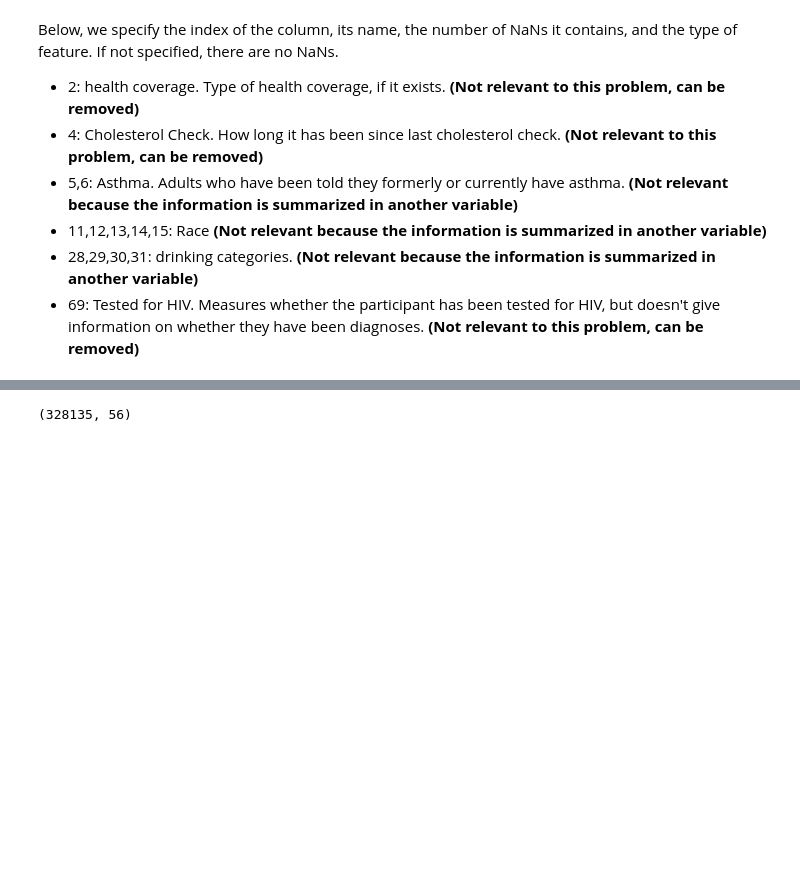
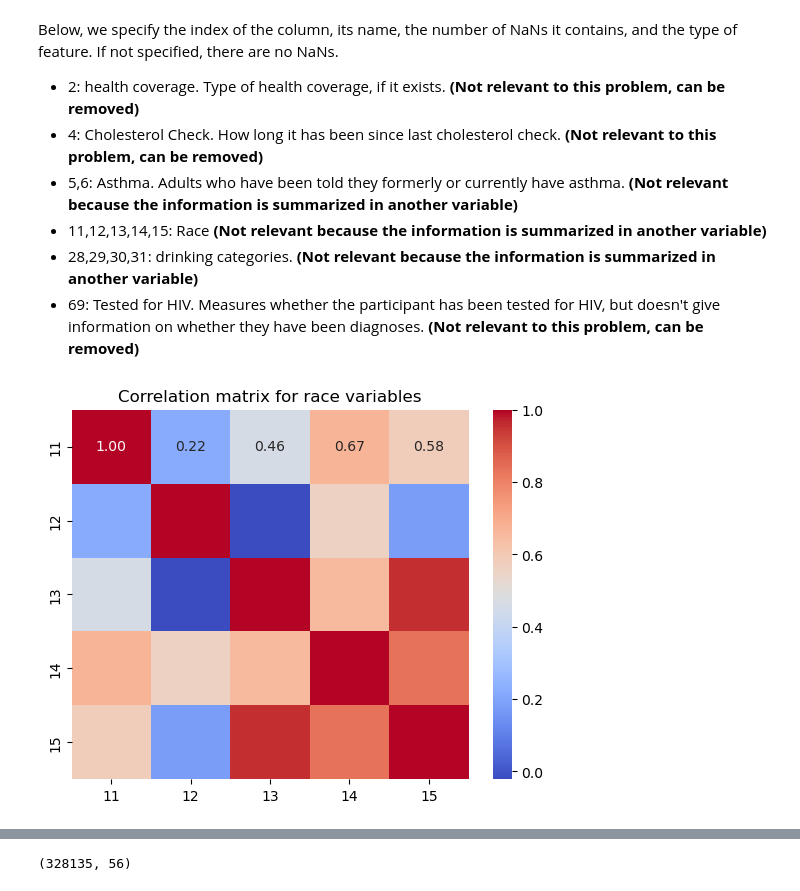
Before and after one commit to alibench/ml-project-1-mmlt, a Jupyter notebook: project1/Step3.ipynb, the cells around one changed output, grey strips where cells are left out. Saved outputs shown, nothing was run; the diff lists cells and outputs as text; code cells hidden in the pictures; blank space fills up the shorter version.

Commit message:
correlation

```diff
--- a/project1/Step3.ipynb
+++ b/project1/Step3.ipynb
@@ -130,3 +130,14 @@ Below, we specify the index of the column, its name, the number of NaNs it conta
 - 11,12,13,14,15: Race **(Not relevant because the information is summarized in another variable)**
 - 28,29,30,31: drinking categories. **(Not relevant because the information is summarized in another variable)**
 - 69: Tested for HIV. Measures whether the participant has been tested for HIV, but doesn't give information on whether they have been diagnoses. **(Not relevant to this problem, can be removed)**
+# %%
+# correlation matrix for race variables
+race_variables = [11,12,13,14,15]
+race_data = x_train_clean[:, race_variables]
+
+race_correlation = np.corrcoef(race_data.T)
+sns.heatmap(race_correlation, annot=True, fmt=".2f", cmap='coolwarm',xticklabels=race_variables, yticklabels=race_variables)
+plt.title('Correlation matrix for race variables')
+plt.show()
+# %% [output]
+[figure, added]
```
Also changed, not shown: parts of 6 cells of this notebook.
